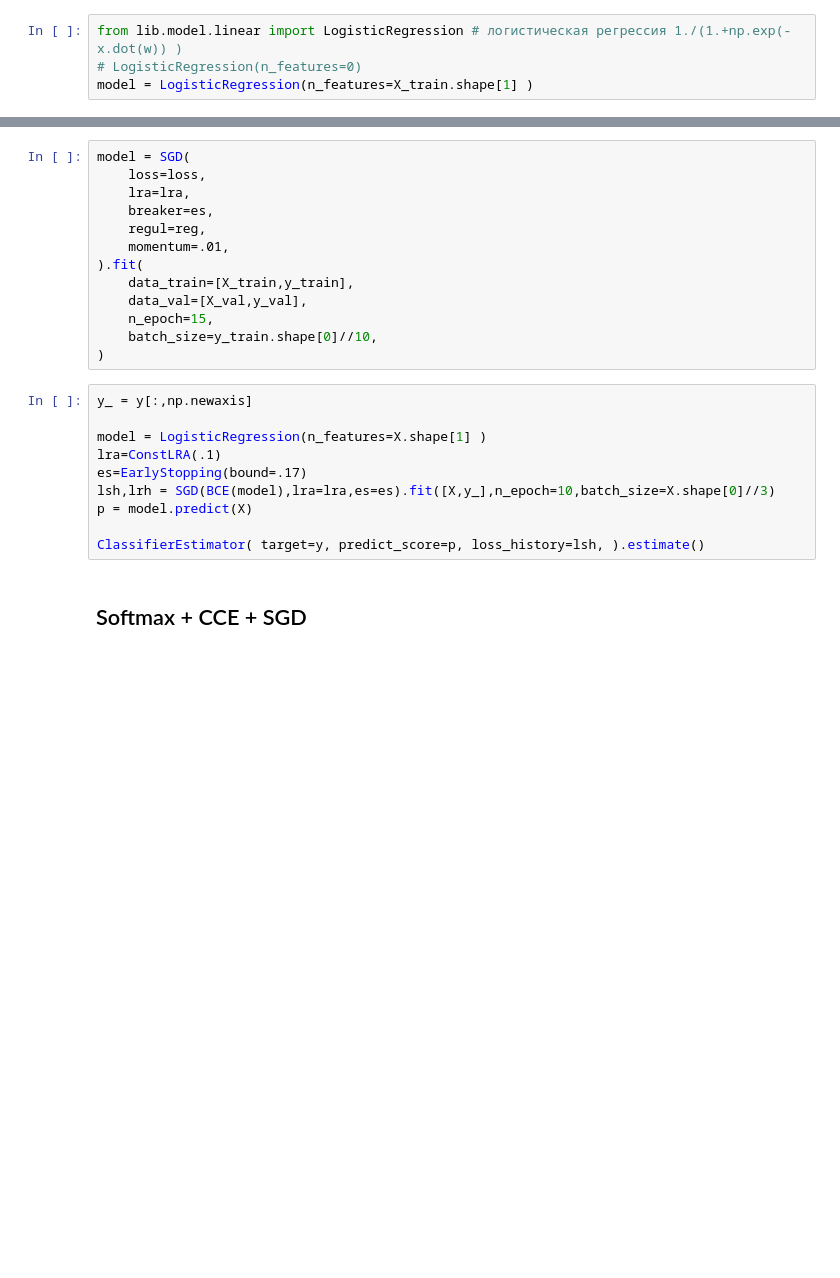
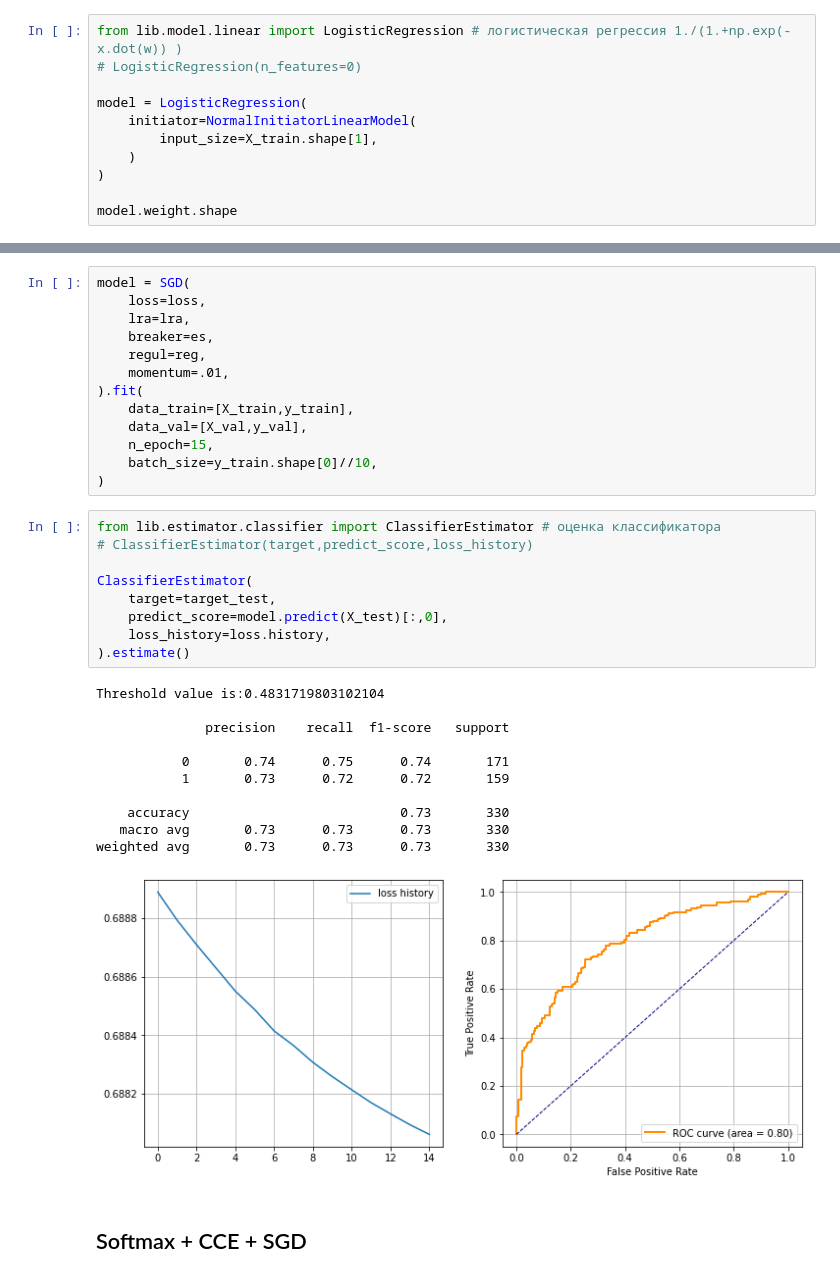
Before and after one commit to mechanoid5/ml_lib, a Jupyter notebook: classifier.ipynb, the cells around one changed output, grey strips where cells are left out. Saved outputs shown, nothing was run; the diff lists cells and outputs as text; blank space fills up the shorter version.

```diff
--- a/classifier.ipynb
+++ b/classifier.ipynb
@@ -131,4 +143,11 @@ y_train.shape,y_val.shape,y_test.shape
 # %%
 from lib.model.linear import LogisticRegression # логистическая регрессия 1./(1.+np.exp(-x.dot(w)) )
 # LogisticRegression(n_features=0)
-model = LogisticRegression(n_features=X_train.shape[1] )
+
+model = LogisticRegression(
+    initiator=NormalInitiatorLinearModel(
+        input_size=X_train.shape[1],
+    )
+)
+
+model.weight.shape
@@ -164,15 +185,26 @@ model = SGD(
     n_epoch=15,
     batch_size=y_train.shape[0]//10,
 )
-# %%
-y_ = y[:,np.newaxis]
-
-model = LogisticRegression(n_features=X.shape[1] )
-lra=ConstLRA(.1)
-es=EarlyStopping(bound=.17)
-lsh,lrh = SGD(BCE(model),lra=lra,es=es).fit([X,y_],n_epoch=10,batch_size=X.shape[0]//3)
-p = model.predict(X)
-
-ClassifierEstimator( target=y, predict_score=p, loss_history=lsh, ).estimate()
+# %%
+from lib.estimator.classifier import ClassifierEstimator # оценка классификатора
+# ClassifierEstimator(target,predict_score,loss_history)
+
+ClassifierEstimator(
+    target=target_test,
+    predict_score=model.predict(X_test)[:,0],
+    loss_history=loss.history,
+).estimate()
+# %% [output]
+Threshold value is:0.4831719803102104
+
+              precision    recall  f1-score   support
+
+           0       0.74      0.75      0.74       171
+           1       0.73      0.72      0.72       159
+
+    accuracy                           0.73       330
+   macro avg       0.73      0.73      0.73       330
+weighted avg       0.73      0.73      0.73       330
+[figure, added]
 # %% [markdown]
 ## Softmax  + CCE + SGD
```
Also changed, not shown: parts of 27 cells of this notebook, 6 other files.
